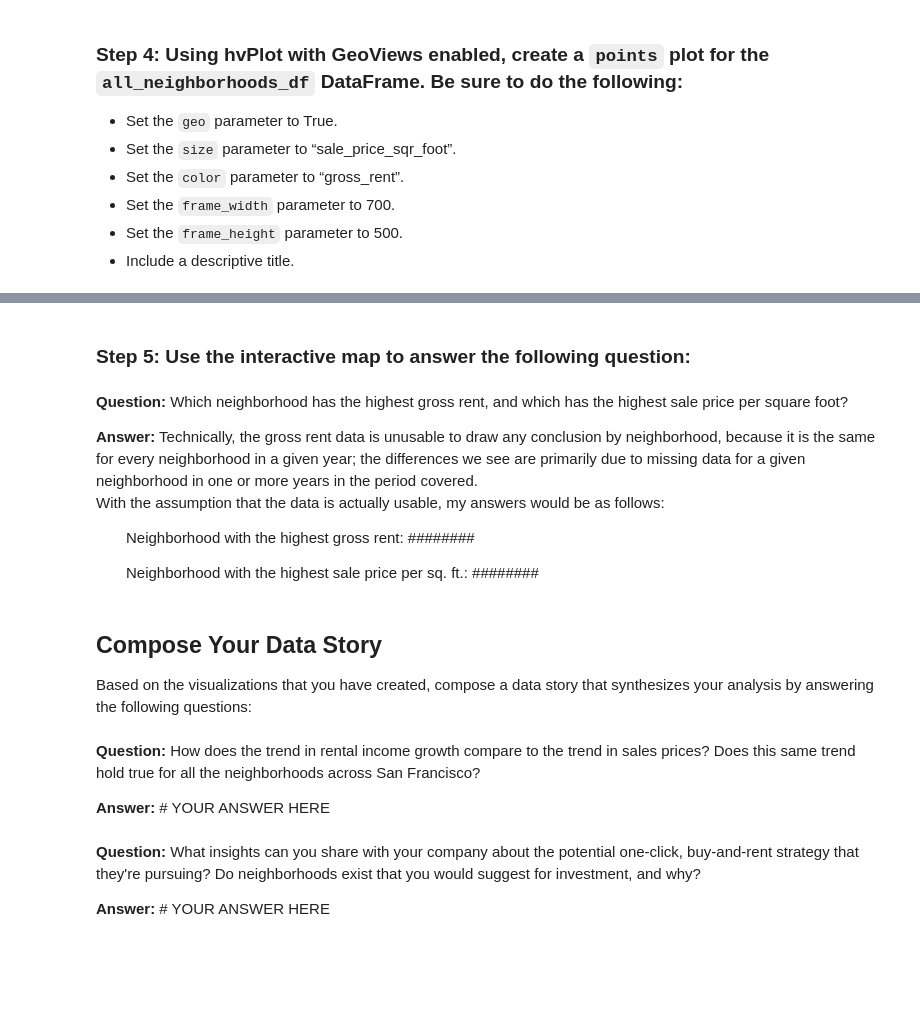
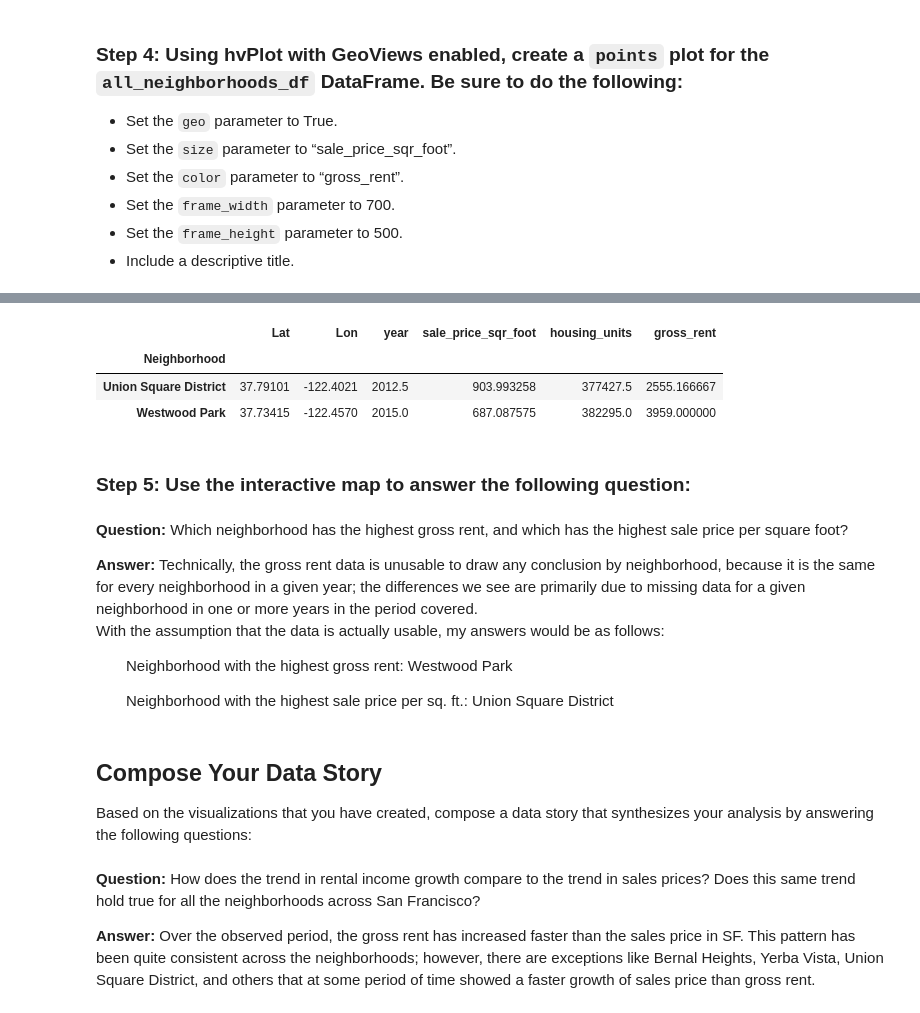
Before and after one commit to seshouan/Project-PropTech, a Jupyter notebook: san_francisco_housing.ipynb, the cells around one changed output, grey strips where cells are left out. Saved outputs shown, nothing was run; the diff lists cells and outputs as text; code cells hidden in the pictures; blank space fills up the shorter version.

```diff
--- a/san_francisco_housing.ipynb
+++ b/san_francisco_housing.ipynb
@@ -510,5 +549,13 @@ all_neighborhoods_df.hvplot.points(geo=True,size='sale_price_sqr_foot',color='gr
 # %% [output]
 [interactive output not drawn]
+# %%
+# query the dataframe to confirm analysis from the geoview
+all_neighborhoods_df.query('sale_price_sqr_foot==sale_price_sqr_foot.max() or gross_rent==gross_rent.max()')
+# %% [output]
+|  | Lat | Lon | year | sale_price_sqr_foot | housing_units | gross_rent |
+| Neighborhood |  |  |  |  |  |  |
+| Union Square District | 37.79101 | -122.4021 | 2012.5 | 903.993258 | 377427.5 | 2555.166667 |
+| Westwood Park | 37.73415 | -122.4570 | 2015.0 | 687.087575 | 382295.0 | 3959.000000 |
 # %% [markdown]
 ### Step 5: Use the interactive map to answer the following question:
 # %% [markdown]
@@ -516,8 +563,8 @@ all_neighborhoods_df.hvplot.points(geo=True,size='sale_price_sqr_foot',color='gr
 
 **Answer:** Technically, the gross rent data is unusable to draw any conclusion by neighborhood, because it is the same for every neighborhood in a given year; the differences we see are primarily due to missing data for a given neighborhood in one or more years in the period covered.<br>
 With the assumption that the data is actually usable, my answers would be as follows:<br>
-<ul>Neighborhood with the highest gross rent: ########</ul>
-<ul>Neighborhood with the highest sale price per sq. ft.: ########</ul>
+<ul>Neighborhood with the highest gross rent: Westwood Park</ul>
+<ul>Neighborhood with the highest sale price per sq. ft.: Union Square District</ul>
 # %% [markdown]
 ## Compose Your Data Story
 
@@ -525,8 +572,4 @@ Based on the visualizations that you have created, compose a data story that syn
 # %% [markdown]
 **Question:**  How does the trend in rental income growth compare to the trend in sales prices? Does this same trend hold true for all the neighborhoods across San Francisco?
 
-**Answer:** # YOUR ANSWER HERE
+**Answer:** Over the observed period, the gross rent has increased faster than the sales price in SF. This pattern has been quite consistent across the neighborhoods; however, there are exceptions like Bernal Heights, Yerba Vista, Union Square District, and others that at some period of time showed a faster growth of sales price than gross rent.
-# %% [markdown]
-**Question:** What insights can you share with your company about the potential one-click, buy-and-rent strategy that they're pursuing? Do neighborhoods exist that you would suggest for investment, and why?
-
-**Answer:** # YOUR ANSWER HERE
```
Also changed, not shown: parts of 14 cells of this notebook.
